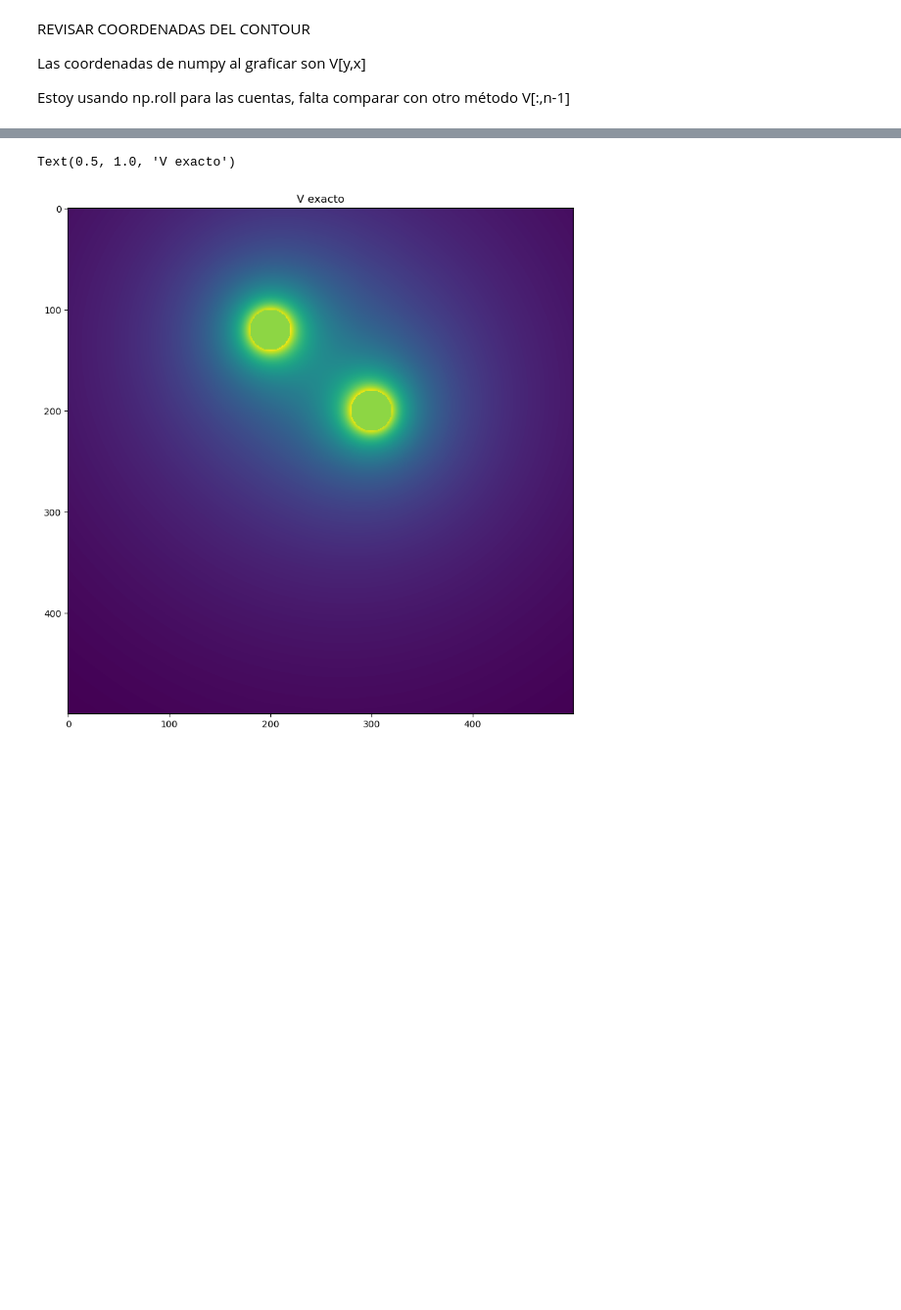
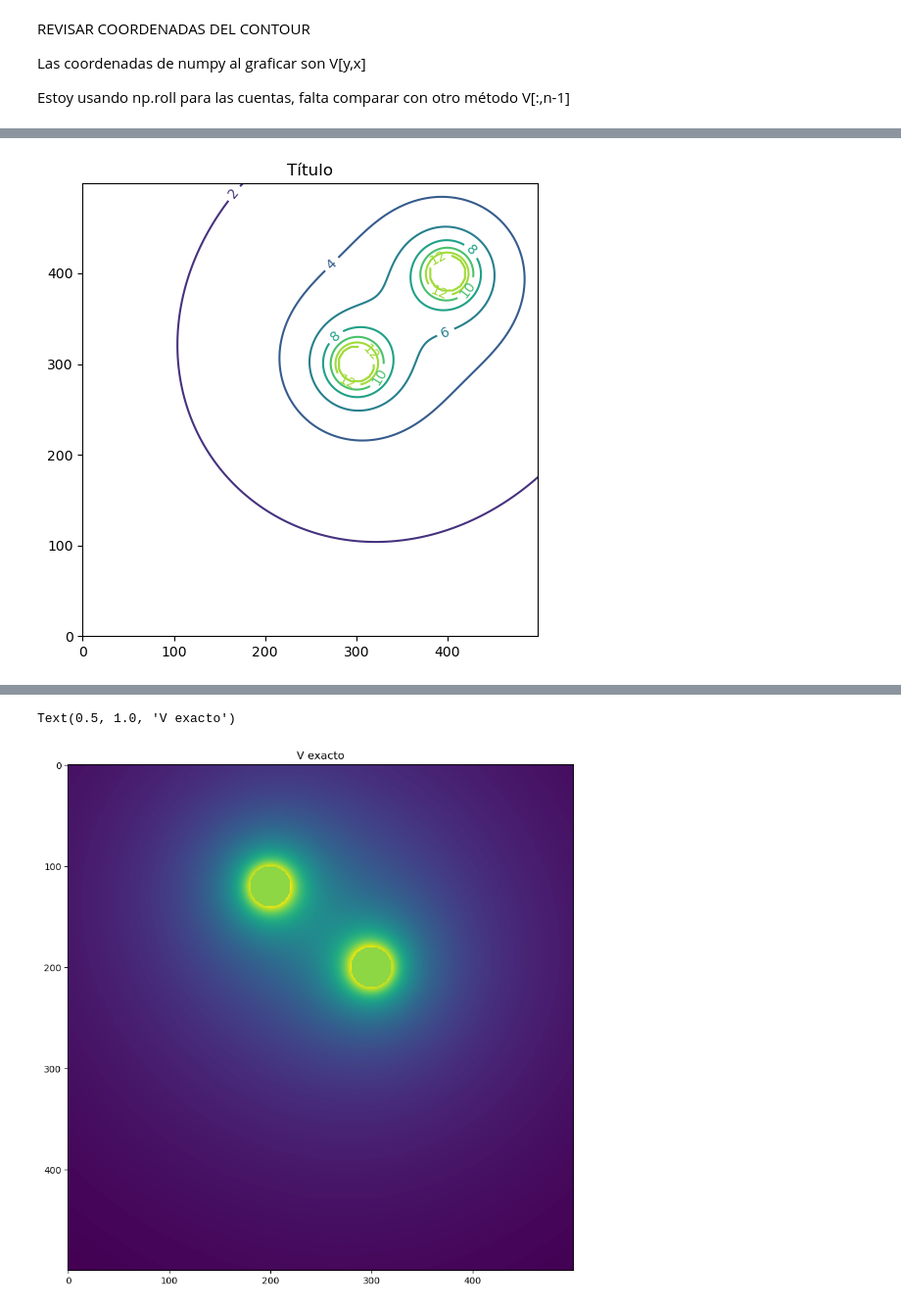
Before and after one commit to epplugins/UTN, a Jupyter notebook: electromagnetismo/em_labo.ipynb, the cells around one changed output, grey strips where cells are left out. Shown at 98% size. Drawn from its saved outputs; the diff is of its cells as text; code cells hidden in the pictures; blank space fills up the shorter version.

```diff
--- a/electromagnetismo/em_labo.ipynb
+++ b/electromagnetismo/em_labo.ipynb
@@ -24 +92,8 @@ def V_graf(V ,x ,y ,h):
+# %%
+xr = 0
+yr = 0
+h = 500
+out = graf_Vpuntuales(P, xr, yr, h)
+# %% [output]
+[figure, added]
 # %%
```
Also changed, not shown: parts of 7 cells of this notebook.
